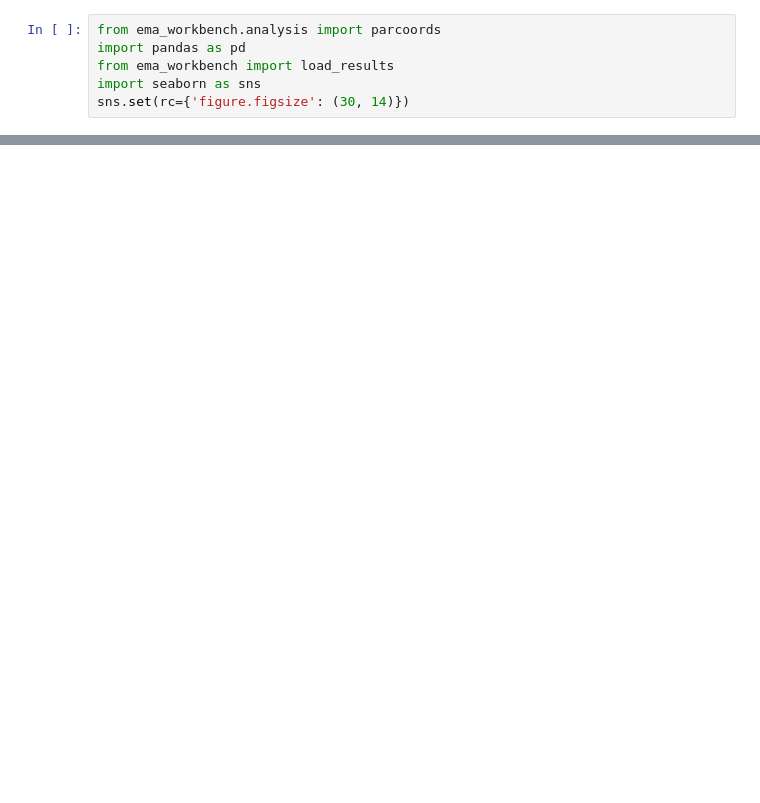
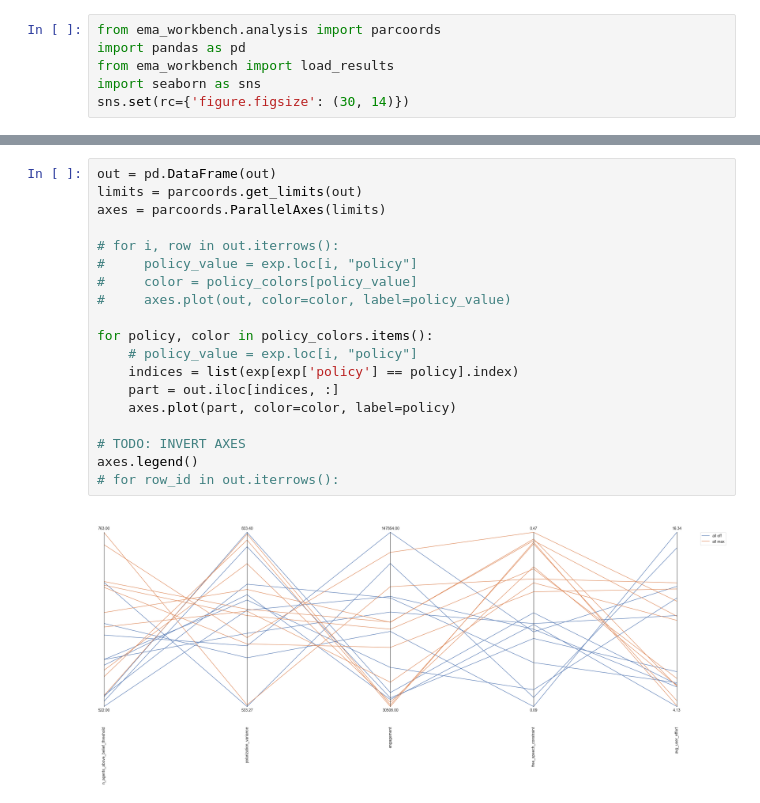
Before and after one commit to felicity-reddel/MisinfoPy, a Jupyter notebook: notebooks/viz_metrics_exploration.ipynb, the cells around one changed output, grey strips where cells are left out. Drawn from its saved outputs; the diff is of its cells as text; blank space fills up the shorter version.

```diff
--- a/notebooks/viz_metrics_exploration.ipynb
+++ b/notebooks/viz_metrics_exploration.ipynb
@@ -38,3 +66,24 @@ pd.DataFrame(out)
+# %%
+out = pd.DataFrame(out)
+limits = parcoords.get_limits(out)
+axes = parcoords.ParallelAxes(limits)
+
+# for i, row in out.iterrows():
+#     policy_value = exp.loc[i, "policy"]
+#     color = policy_colors[policy_value]
+#     axes.plot(out, color=color, label=policy_value)
+
+for policy, color in policy_colors.items():
+    # policy_value = exp.loc[i, "policy"]
+    indices = list(exp[exp['policy'] == policy].index)
+    part = out.iloc[indices, :]
+    axes.plot(part, color=color, label=policy)
+
+# TODO: INVERT AXES
+axes.legend()
+# for row_id in out.iterrows():
+# %% [output]
+[figure, added]
 # %%
 minimize = ['polarization_variance', 'free_speech_constraint', 'avg_user_effort']
 
```
Also changed, not shown: parts of 5 cells of this notebook, 21 other files.
